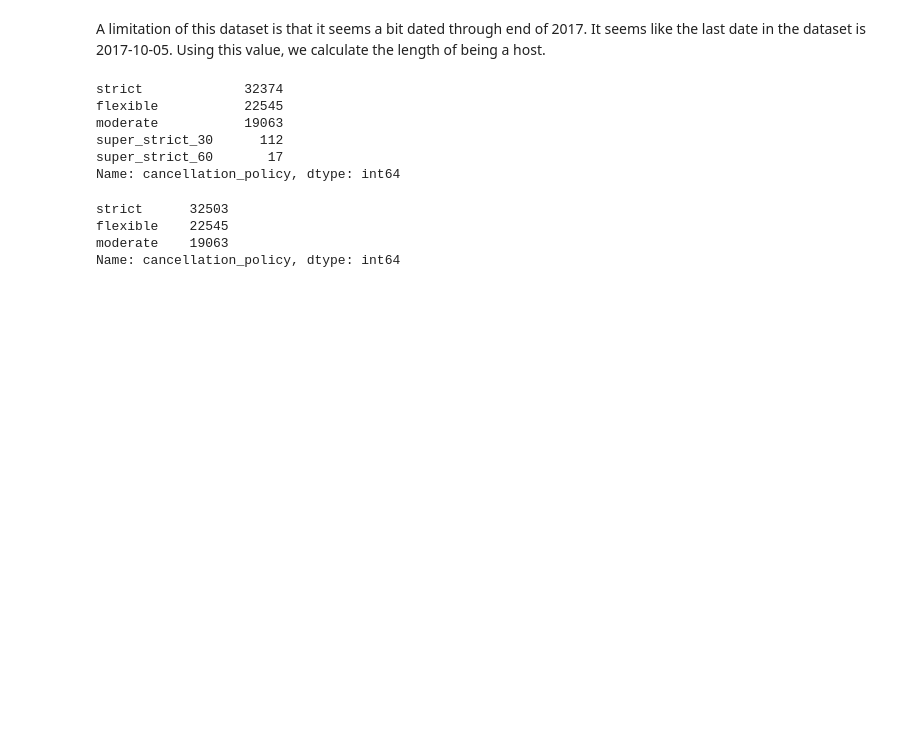
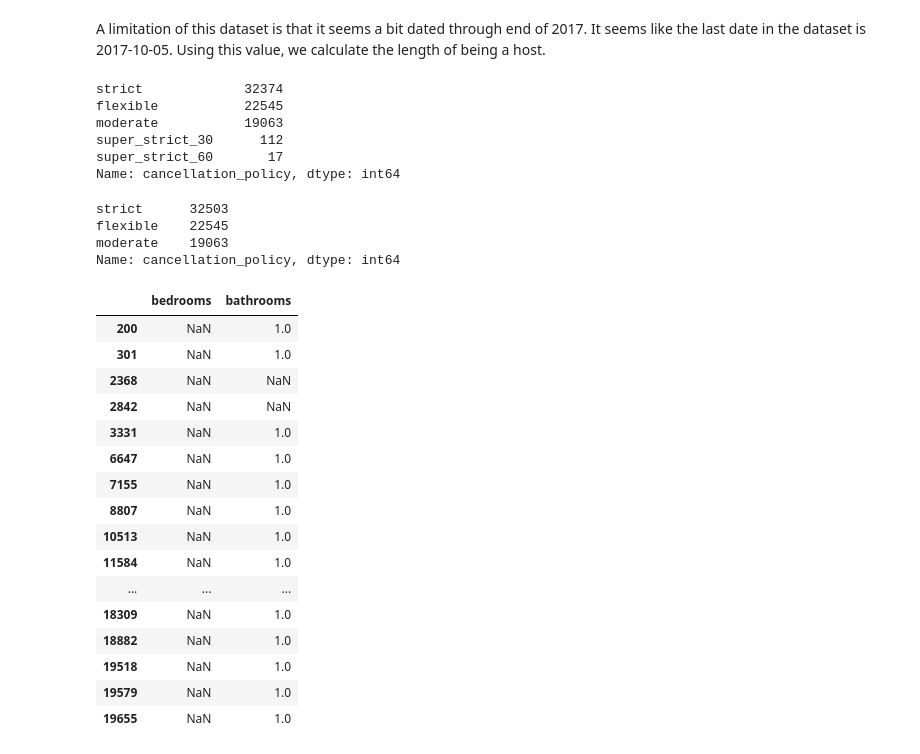
Before and after one commit to schoe4208/Airbnb-NYC-Predictive-Analysis, a Jupyter notebook: airbnb_notebook.ipynb, the cells around one changed output. Saved outputs shown, nothing was run; the diff lists cells and outputs as text; code cells hidden in the pictures; blank space fills up the shorter version.

```diff
--- a/airbnb_notebook.ipynb
+++ b/airbnb_notebook.ipynb
@@ -128,3 +129,25 @@ strict      32503
 flexible    22545
 moderate    19063
 Name: cancellation_policy, dtype: int64
+# %%
+#We see some entries with null values for bedrooms and bathrooms
+
+df[df['bedrooms'].isna()][['bedrooms', 'bathrooms']].head(20)
+# %% [output]
+|  | bedrooms | bathrooms |
+| 200 | NaN | 1.0 |
+| 301 | NaN | 1.0 |
+| 2368 | NaN | NaN |
+| 2842 | NaN | NaN |
+| 3331 | NaN | 1.0 |
+| 6647 | NaN | 1.0 |
+| 7155 | NaN | 1.0 |
+| 8807 | NaN | 1.0 |
+| 10513 | NaN | 1.0 |
+| 11584 | NaN | 1.0 |
+| ... | ... | ... |
+| 18309 | NaN | 1.0 |
+| 18882 | NaN | 1.0 |
+| 19518 | NaN | 1.0 |
+| 19579 | NaN | 1.0 |
+| 19655 | NaN | 1.0 |
```
Also changed, not shown: parts of 38 cells of this notebook.
